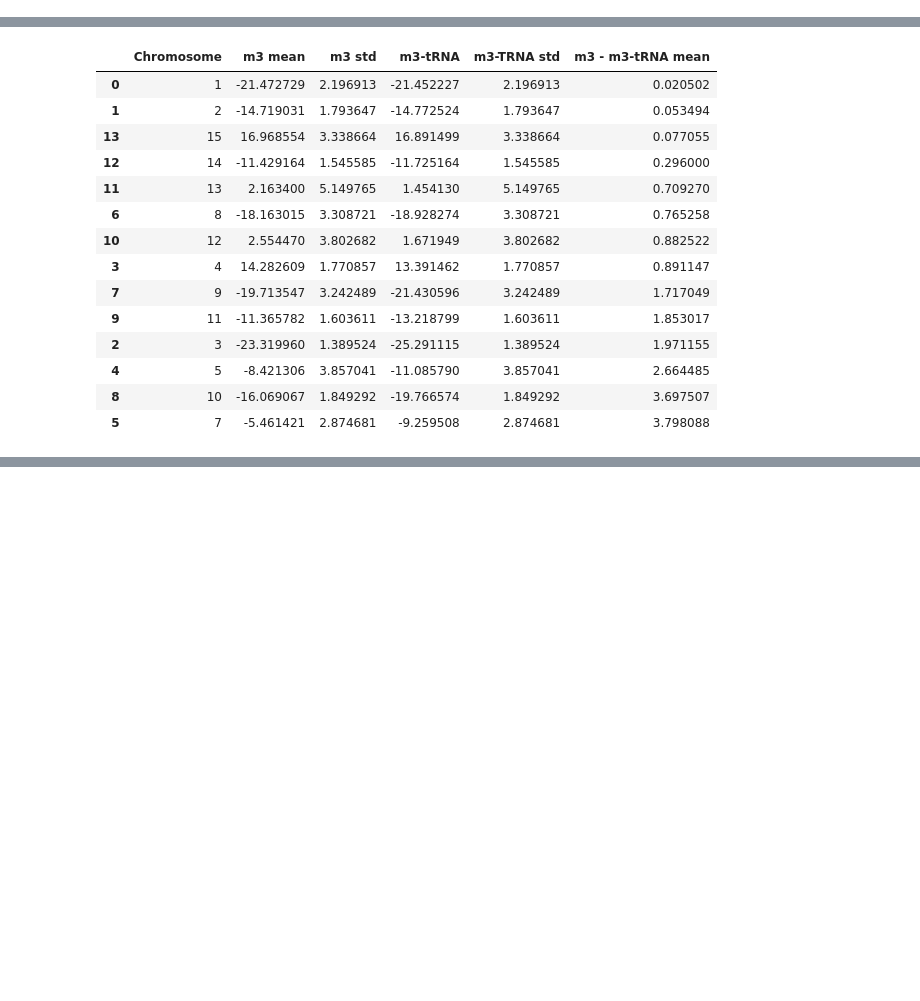
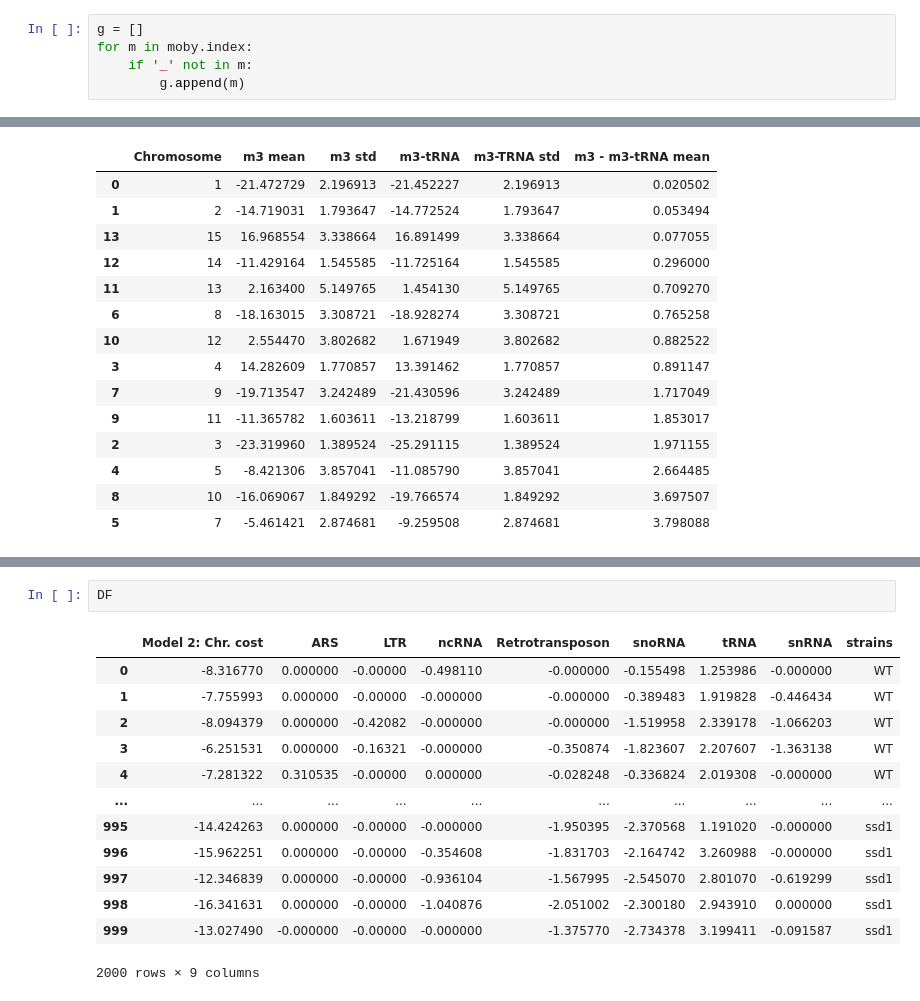
Before and after one commit to JulieRojas/Rojas2024_Aneuploidy, a Jupyter notebook: Aneuploidy_models1_3.ipynb, the cells around one changed output, grey strips where cells are left out. Saved outputs shown, nothing was run; the diff lists cells and outputs as text; blank space fills up the shorter version.

```diff
--- a/Aneuploidy_models1_3.ipynb
+++ b/Aneuploidy_models1_3.ipynb
@@ -176,0 +143,5 @@ Name: count, dtype: int64
+# %%
+g = []
+for m in moby.index:
+    if '_' not in m:
+        g.append(m)
@@ -2222,0 +2264,16 @@ res_mean_df_S.sort_values('m3 - m3-tRNA mean')
+# %%
+DF
+# %% [output]
+|  | Model 2: Chr. cost | ARS | LTR | ncRNA | Retrotransposon | snoRNA | tRNA | snRNA | strains |
+| 0 | -8.316770 | 0.000000 | -0.00000 | -0.498110 | -0.000000 | -0.155498 | 1.253986 | -0.000000 | WT |
+| 1 | -7.755993 | 0.000000 | -0.00000 | -0.000000 | -0.000000 | -0.389483 | 1.919828 | -0.446434 | WT |
+| 2 | -8.094379 | 0.000000 | -0.42082 | -0.000000 | -0.000000 | -1.519958 | 2.339178 | -1.066203 | WT |
+| 3 | -6.251531 | 0.000000 | -0.16321 | -0.000000 | -0.350874 | -1.823607 | 2.207607 | -1.363138 | WT |
+| 4 | -7.281322 | 0.310535 | -0.00000 | 0.000000 | -0.028248 | -0.336824 | 2.019308 | -0.000000 | WT |
+| ... | ... | ... | ... | ... | ... | ... | ... | ... | ... |
+| 995 | -14.424263 | 0.000000 | -0.00000 | -0.000000 | -1.950395 | -2.370568 | 1.191020 | -0.000000 | ssd1 |
+| 996 | -15.962251 | 0.000000 | -0.00000 | -0.354608 | -1.831703 | -2.164742 | 3.260988 | -0.000000 | ssd1 |
+| 997 | -12.346839 | 0.000000 | -0.00000 | -0.936104 | -1.567995 | -2.545070 | 2.801070 | -0.619299 | ssd1 |
+| 998 | -16.341631 | 0.000000 | -0.00000 | -1.040876 | -2.051002 | -2.300180 | 2.943910 | 0.000000 | ssd1 |
+| 999 | -13.027490 | -0.000000 | -0.00000 | -0.000000 | -1.375770 | -2.734378 | 3.199411 | -0.091587 | ssd1 |
+2000 rows × 9 columns
```
Also changed, not shown: parts of 18 cells of this notebook, 12 other files.
